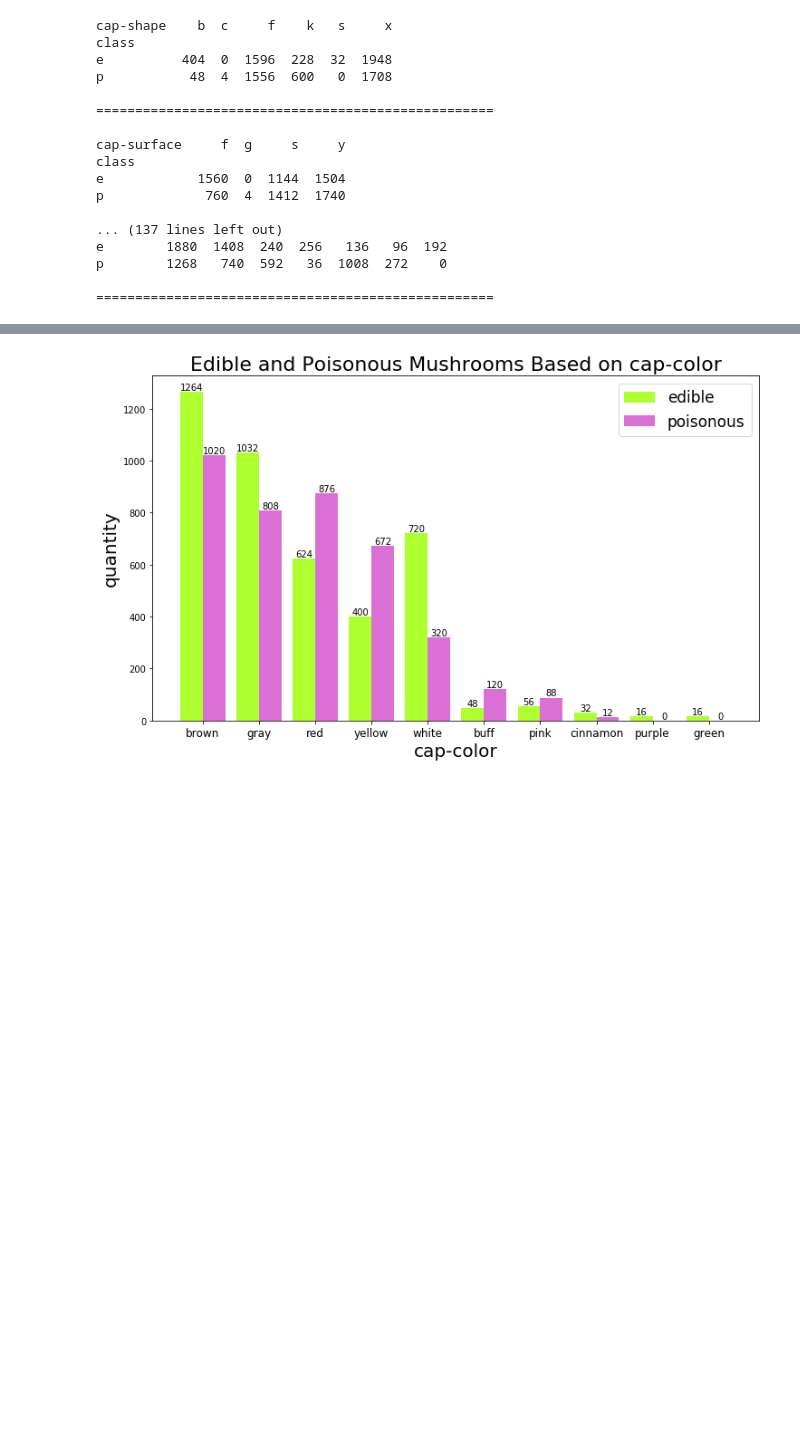
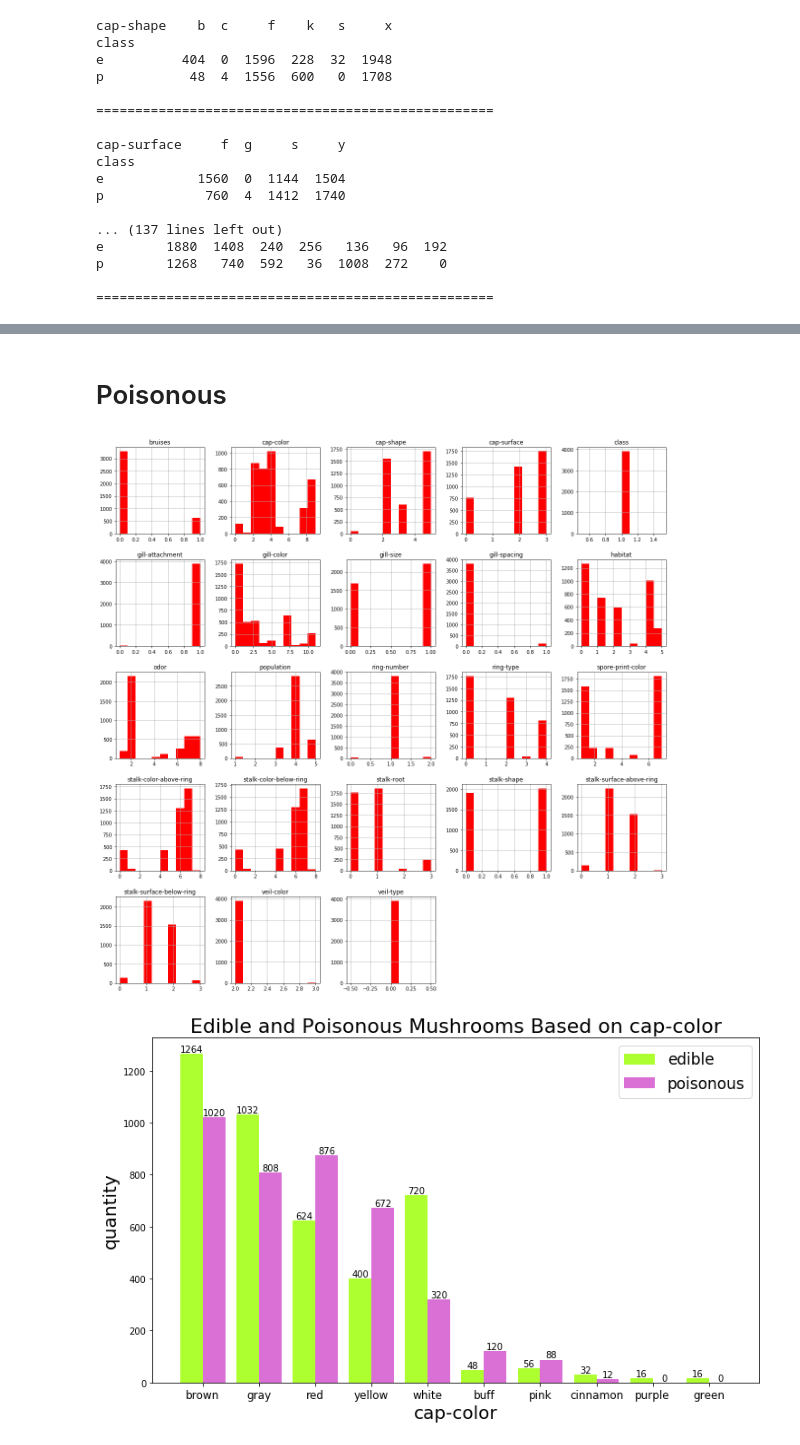
Before and after one commit to 582BandOfBrothers/Final, a Jupyter notebook: mushroom/Mushroom Edibility.ipynb, the cells around one changed output, grey strips where cells are left out. Drawn from its saved outputs; the diff is of its cells as text; code cells hidden in the pictures; blank space fills up the shorter version.

```diff
--- a/mushroom/Mushroom Edibility.ipynb
+++ b/mushroom/Mushroom Edibility.ipynb
@@ -111,3 +132,10 @@ p        1268   740  592   36  1008  272    0
+# %% [markdown]
+# Poisonous
+# %%
+poisonous.hist(color = "red")
+plt.show()
+# %% [output]
+[figure, added]
 # %%
 # comparing quantities of edible and poisionous mushrooms on basis of cap color
 
```
Also changed, not shown: parts of 4 cells of this notebook.
